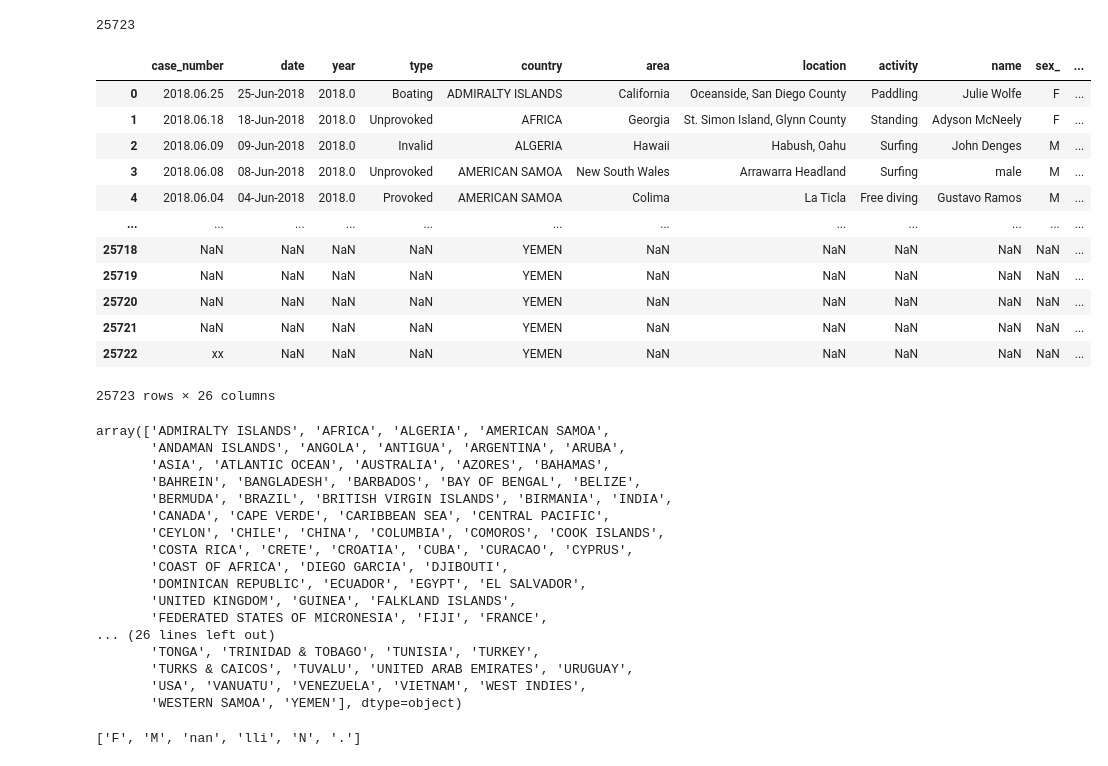
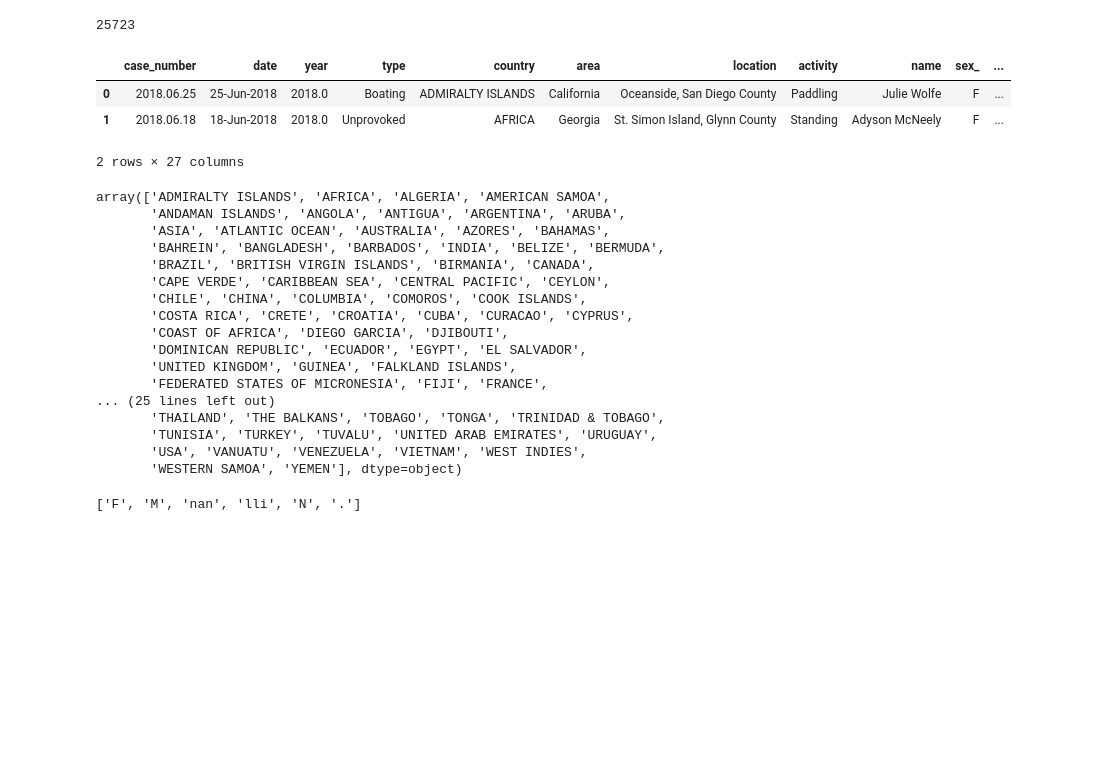
Before and after one commit to IsabelGarcia11/data-cleaning-pandas, a Jupyter notebook: Yourcode/pandas-cleaning.ipynb, the cells around one changed output. Drawn from its saved outputs; the diff is of its cells as text; code cells hidden in the pictures; blank space fills up the shorter version.

```diff
--- a/Yourcode/pandas-cleaning.ipynb
+++ b/Yourcode/pandas-cleaning.ipynb
@@ -206,3 +211,3 @@ at.head(1)
 # %%
-Years=list(at.year.unique())
-print(Years) #vamos a utilizar estos datos que estan limpios
+Years=at["year"] #vamos a utilizar estos datos que estan limpios
+Yearss=[str(i).replace("nan","No_Info").replace(".0","").strip() for i in Years]
@@ -211,3 +214,12 @@ print(Years) #vamos a utilizar estos datos que estan limpios
+# %%
+Years2=[]
+for i in Yearss:
+    if len(i)<4:
+        Years2.append("No_Info")
+    else:
+        Years2.append(i)
+# %%
+at["Year_2"]=Years2
 # %%
 #LIMPIAMOS LA COLUMNA TYPE (LA BUENA AHORA ES TYPE_ATTACK)
 # %%
@@ -260,9 +272,9 @@ C_upper=[i.upper() for i in Country_2]
 def Paises(x):
     if x=="ANDAMAN / NICOBAR ISLANDAS":
         return "ANDAMAN ISLANDS"
-    elif x=="BETWEEN PORTUGAL & INDIA" or x=="INDIAN OCEAN" or x=="RED SEA / INDIAN OCEAN":
+    elif x=="BETWEEN PORTUGAL & INDIA" or x=="INDIAN OCEAN" or x=="RED SEA / INDIAN OCEAN" or x=="BAY OF BENGAL":
         return "INDIA"
-    elif x=="BRITISH ISLES" or x=="BRITISH NEW GUINEA" or x=="BRITISH WEST INDIES" or x=="CAYMAN ISLANDS" or x=="ST HELENA, BRITISH OVERSEAS TERRITORY":
+    elif x=="BRITISH ISLES" or x=="BRITISH NEW GUINEA" or x=="BRITISH WEST INDIES" or x=="CAYMAN ISLANDS" or x=="ST HELENA, BRITISH OVERSEAS TERRITORY" or x=="TURKS & CAICOS":
         return "BRITISH VIRGIN ISLANDS"
     elif x=="CEYLON (SRI LANKA)":
         return "CEYLON"
@@ -280,45 +292,38 @@ def Paises(x):
         return "ST. MARTIN"
     elif x=="UNITED ARAB EMIRATES (UAE)":
         return "UNITED ARAB EMIRATES"
+    elif x=="SOUTH CHINA SEA":
+        return "CHINA"
     else:
         return x
 # %%
 at["country"]=C_upper
 # %%
 at["country_2"]=at["country"].apply(Paises)
-at
+at.head(2)
 # %% [output]
 |  | case_number | date | year | type | country | area | location | activity | name | sex_ | ... |
 | 0 | 2018.06.25 | 25-Jun-2018 | 2018.0 | Boating | ADMIRALTY ISLANDS | California | Oceanside, San Diego County | Paddling | Julie Wolfe | F | ... |
 | 1 | 2018.06.18 | 18-Jun-2018 | 2018.0 | Unprovoked | AFRICA | Georgia | St. Simon Island, Glynn County | Standing | Adyson McNeely | F | ... |
-| 2 | 2018.06.09 | 09-Jun-2018 | 2018.0 | Invalid | ALGERIA | Hawaii | Habush, Oahu | Surfing | John Denges | M | ... |
-| 3 | 2018.06.08 | 08-Jun-2018 | 2018.0 | Unprovoked | AMERICAN SAMOA | New South Wales | Arrawarra Headland | Surfing | male | M | ... |
-| 4 | 2018.06.04 | 04-Jun-2018 | 2018.0 | Provoked | AMERICAN SAMOA | Colima | La Ticla | Free diving | Gustavo Ramos | M | ... |
-| ... | ... | ... | ... | ... | ... | ... | ... | ... | ... | ... | ... |
-| 25718 | NaN | NaN | NaN | NaN | YEMEN | NaN | NaN | NaN | NaN | NaN | ... |
-| 25719 | NaN | NaN | NaN | NaN | YEMEN | NaN | NaN | NaN | NaN | NaN | ... |
-| 25720 | NaN | NaN | NaN | NaN | YEMEN | NaN | NaN | NaN | NaN | NaN | ... |
-| 25721 | NaN | NaN | NaN | NaN | YEMEN | NaN | NaN | NaN | NaN | NaN | ... |
-| 25722 | xx | NaN | NaN | NaN | YEMEN | NaN | NaN | NaN | NaN | NaN | ... |
-25723 rows × 26 columns
+2 rows × 27 columns
 # %%
 at.country_2.unique()
 # %% [output]
 array(['ADMIRALTY ISLANDS', 'AFRICA', 'ALGERIA', 'AMERICAN SAMOA',
        'ANDAMAN ISLANDS', 'ANGOLA', 'ANTIGUA', 'ARGENTINA', 'ARUBA',
        'ASIA', 'ATLANTIC OCEAN', 'AUSTRALIA', 'AZORES', 'BAHAMAS',
-       'BAHREIN', 'BANGLADESH', 'BARBADOS', 'BAY OF BENGAL', 'BELIZE',
-       'BERMUDA', 'BRAZIL', 'BRITISH VIRGIN ISLANDS', 'BIRMANIA', 'INDIA',
-       'CANADA', 'CAPE VERDE', 'CARIBBEAN SEA', 'CENTRAL PACIFIC',
-       'CEYLON', 'CHILE', 'CHINA', 'COLUMBIA', 'COMOROS', 'COOK ISLANDS',
+       'BAHREIN', 'BANGLADESH', 'BARBADOS', 'INDIA', 'BELIZE', 'BERMUDA',
+       'BRAZIL', 'BRITISH VIRGIN ISLANDS', 'BIRMANIA', 'CANADA',
+       'CAPE VERDE', 'CARIBBEAN SEA', 'CENTRAL PACIFIC', 'CEYLON',
+       'CHILE', 'CHINA', 'COLUMBIA', 'COMOROS', 'COOK ISLANDS',
        'COSTA RICA', 'CRETE', 'CROATIA', 'CUBA', 'CURACAO', 'CYPRUS',
        'COAST OF AFRICA', 'DIEGO GARCIA', 'DJIBOUTI',
        'DOMINICAN REPUBLIC', 'ECUADOR', 'EGYPT', 'EL SALVADOR',
        'UNITED KINGDOM', 'GUINEA', 'FALKLAND ISLANDS',
        'FEDERATED STATES OF MICRONESIA', 'FIJI', 'FRANCE',
-... (26 lines left out)
-       'TONGA', 'TRINIDAD & TOBAGO', 'TUNISIA', 'TURKEY',
-       'TURKS & CAICOS', 'TUVALU', 'UNITED ARAB EMIRATES', 'URUGUAY',
+... (25 lines left out)
+       'THAILAND', 'THE BALKANS', 'TOBAGO', 'TONGA', 'TRINIDAD & TOBAGO',
+       'TUNISIA', 'TURKEY', 'TUVALU', 'UNITED ARAB EMIRATES', 'URUGUAY',
        'USA', 'VANUATU', 'VENEZUELA', 'VIETNAM', 'WEST INDIES',
        'WESTERN SAMOA', 'YEMEN'], dtype=object)
 # %%
```
Also changed, not shown: parts of 19 cells of this notebook.
